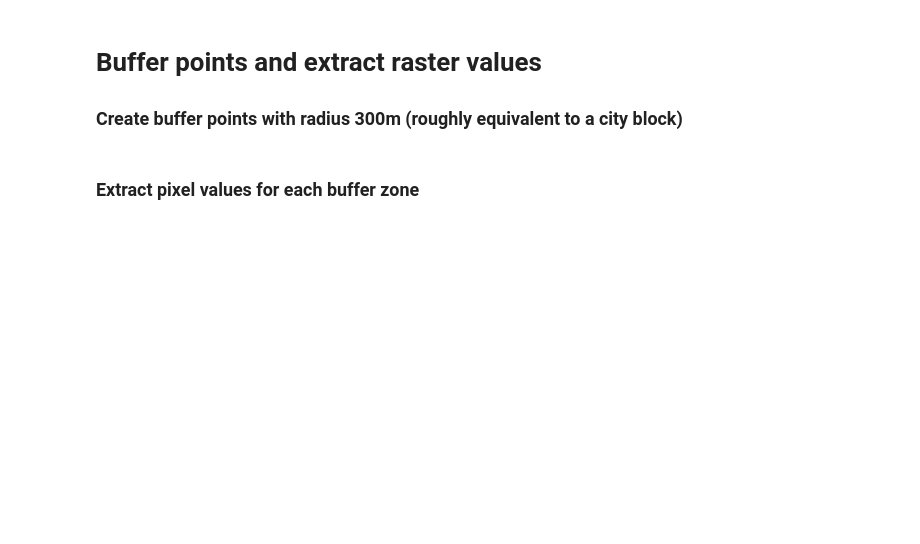
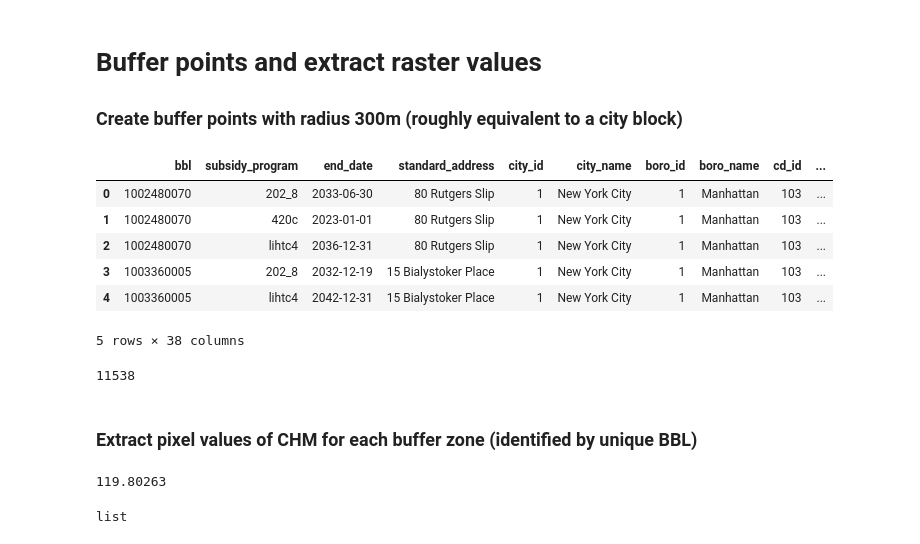
Before and after one commit to eihwood/nyc-affordable-housing, a Jupyter notebook: src/02_Extract_TreeData_ByPoint.ipynb, the cells around one changed output. Cells and saved outputs as stored; diff of their text form; code cells hidden in the pictures; blank space fills up the shorter version.

```diff
--- a/src/02_Extract_TreeData_ByPoint.ipynb
+++ b/src/02_Extract_TreeData_ByPoint.ipynb
@@ -160,9 +182,19 @@ plt.show()
 # %% [markdown]
 # Buffer points and extract raster values
 ### Create buffer points with radius 300m (roughly equivalent to a city block)
+# %%
+subsidies_gdf.head()
+# %% [output]
+|  | bbl | subsidy_program | end_date | standard_address | city_id | city_name | boro_id | boro_name | cd_id | ... |
+| 0 | 1002480070 | 202_8 | 2033-06-30 | 80 Rutgers Slip | 1 | New York City | 1 | Manhattan | 103 | ... |
+| 1 | 1002480070 | 420c | 2023-01-01 | 80 Rutgers Slip | 1 | New York City | 1 | Manhattan | 103 | ... |
+| 2 | 1002480070 | lihtc4 | 2036-12-31 | 80 Rutgers Slip | 1 | New York City | 1 | Manhattan | 103 | ... |
+| 3 | 1003360005 | 202_8 | 2032-12-19 | 15 Bialystoker Place | 1 | New York City | 1 | Manhattan | 103 | ... |
+| 4 | 1003360005 | lihtc4 | 2042-12-31 | 15 Bialystoker Place | 1 | New York City | 1 | Manhattan | 103 | ... |
+5 rows × 38 columns
 # %%
 # Create a buffered polygon layer from subsidized housing points
-subsidies_poly = subsidies_gdf.copy()
+subsidies_poly = subsidies_gdf[['bbl', 'geometry']].drop_duplicates('bbl')
 
 # Buffer each point using a 500 meter circle radius
 # and replace the point geometry with the new buffered geometry
@@ -177,5 +209,25 @@ subsidies_buffer_path = os.path.join('../data/L1/',
                                 "subsidies_buffer.shp")
 
 subsidies_poly.to_file(subsidies_buffer_path)
+print(len(subsidies_poly))
+# %% [output]
+11538
 # %% [markdown]
-### Extract pixel values for each buffer zone
+### Extract pixel values of CHM for each buffer zone (identified by unique BBL)
+# %%
+np.nanmean(chm.values)
+# %% [output]
+119.80263
+# %%
+# Extract zonal stats from chm
+extracted_chm = rs.zonal_stats(subsidies_buffer_path,
+                                   chm.values,
+                                   affine=chm.rio.transform(),
+                                   geojson_out=True,
+                                   copy_properties=True,
+                                   stats="count min mean max median")
+
+# View object type
+type(extracted_chm)
+# %% [output]
+list
```
Also changed, not shown: parts of 14 cells of this notebook.
